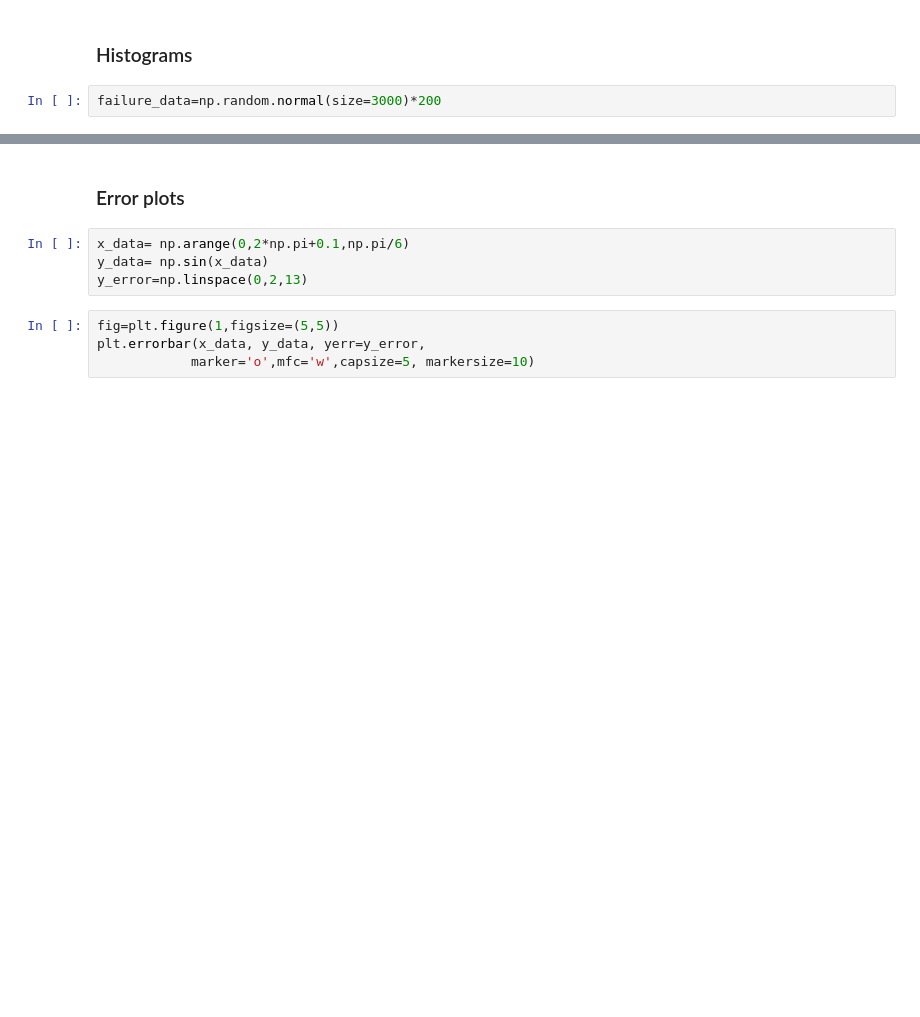
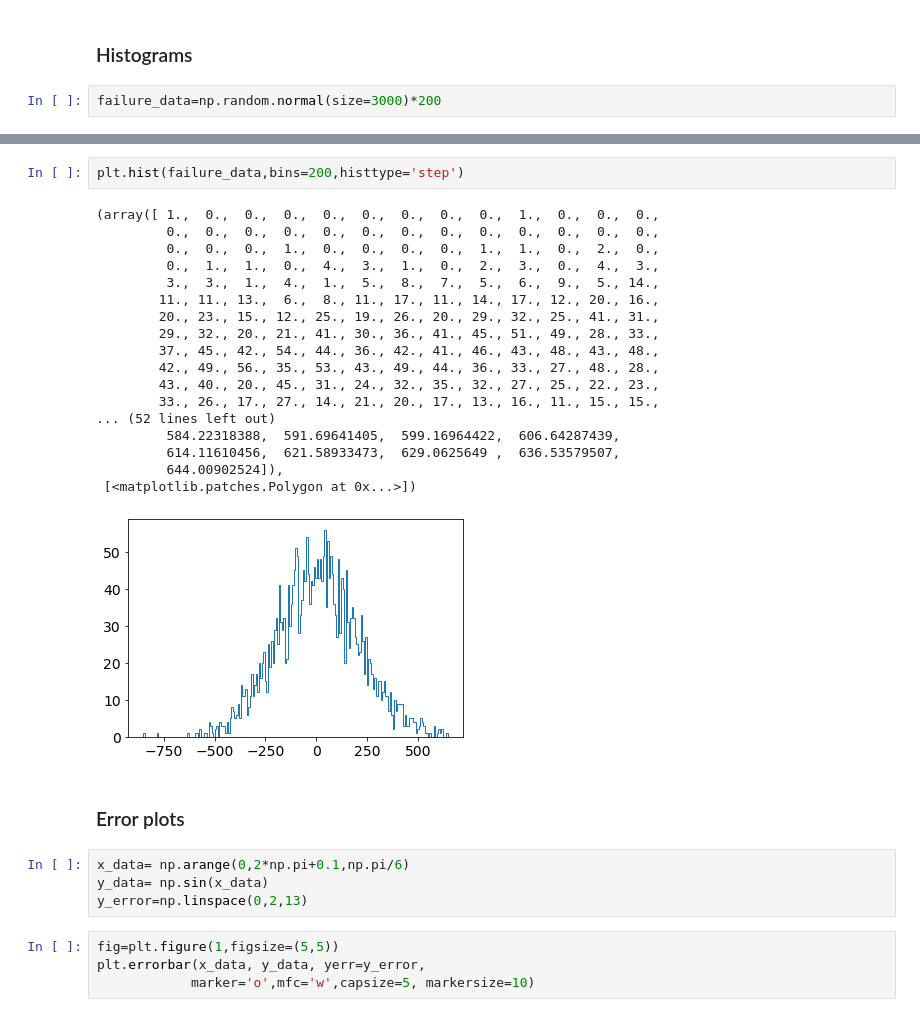
Before and after one commit to JuanPalms/Python-Practice, a Jupyter notebook: Matplotlib/Matplotlib.ipynb, the cells around one changed output, grey strips where cells are left out. Cells and saved outputs as stored; diff of their text form; blank space fills up the shorter version.

```diff
--- a/Matplotlib/Matplotlib.ipynb
+++ b/Matplotlib/Matplotlib.ipynb
@@ -159,3 +164,24 @@ plt.hist(failure_data,bins=200)
+# %%
+plt.hist(failure_data,bins=200,histtype='step')
+# %% [output]
+(array([ 1.,  0.,  0.,  0.,  0.,  0.,  0.,  0.,  0.,  1.,  0.,  0.,  0.,
+         0.,  0.,  0.,  0.,  0.,  0.,  0.,  0.,  0.,  0.,  0.,  0.,  0.,
+         0.,  0.,  0.,  1.,  0.,  0.,  0.,  0.,  1.,  1.,  0.,  2.,  0.,
+         0.,  1.,  1.,  0.,  4.,  3.,  1.,  0.,  2.,  3.,  0.,  4.,  3.,
+         3.,  3.,  1.,  4.,  1.,  5.,  8.,  7.,  5.,  6.,  9.,  5., 14.,
+        11., 11., 13.,  6.,  8., 11., 17., 11., 14., 17., 12., 20., 16.,
+        20., 23., 15., 12., 25., 19., 26., 20., 29., 32., 25., 41., 31.,
+        29., 32., 20., 21., 41., 30., 36., 41., 45., 51., 49., 28., 33.,
+        37., 45., 42., 54., 44., 36., 42., 41., 46., 43., 48., 43., 48.,
+        42., 49., 56., 35., 53., 43., 49., 44., 36., 33., 27., 48., 28.,
+        43., 40., 20., 45., 31., 24., 32., 35., 32., 27., 25., 22., 23.,
+        33., 26., 17., 27., 14., 21., 20., 17., 13., 16., 11., 15., 15.,
+... (52 lines left out)
+         584.22318388,  591.69641405,  599.16964422,  606.64287439,
+         614.11610456,  621.58933473,  629.0625649 ,  636.53579507,
+         644.00902524]),
+ [<matplotlib.patches.Polygon at 0x...>])
+[figure, added]
 # %% [markdown]
 ### Error plots
 # %%
```
Also changed, not shown: parts of 10 cells of this notebook, 1 other file.
